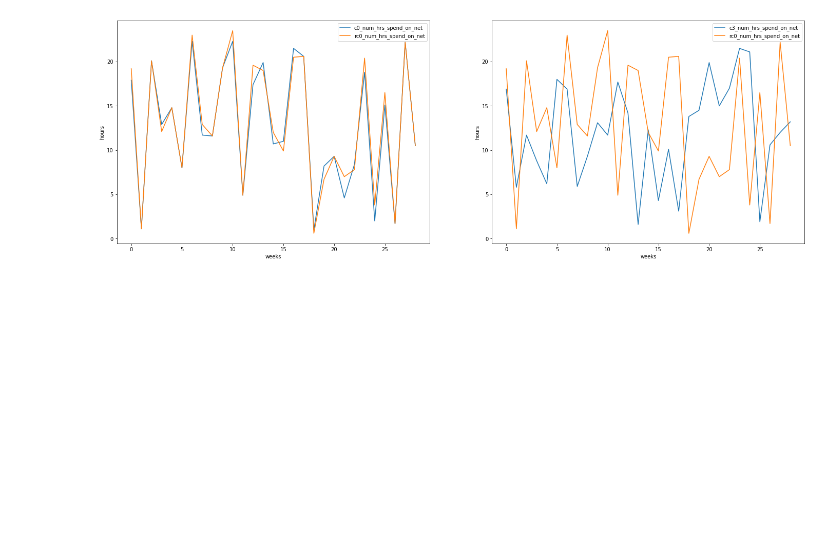
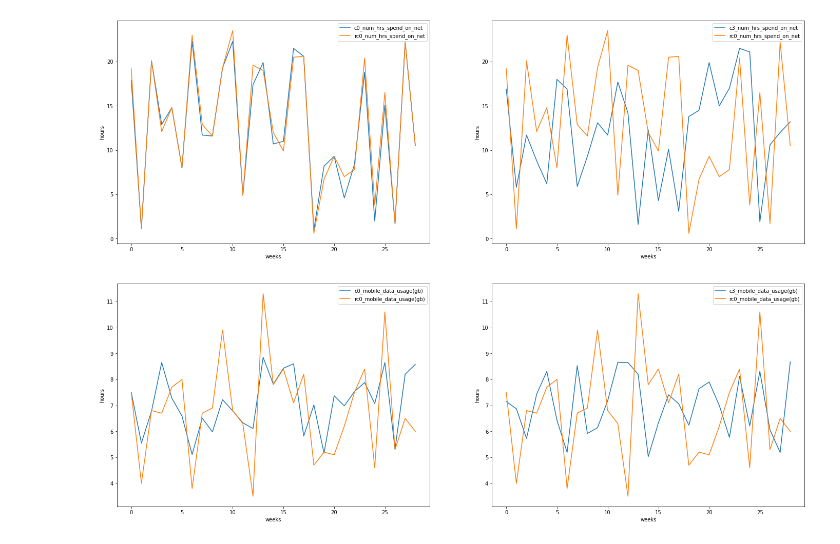
Before and after one commit to rjPajaro/Pattern-Recognition-Projects, a Jupyter notebook: rc-data-analysis/rc-analysis-demo.ipynb, the cells around one changed output. Cells and saved outputs as stored; diff of their text form; code cells hidden in the pictures; blank space fills up the shorter version.

Commit message:
added visualizations for easier analysis of rotational churners

```diff
--- a/rc-data-analysis/rc-analysis-demo.ipynb
+++ b/rc-data-analysis/rc-analysis-demo.ipynb
@@ -318,3 +318,17 @@ plt.ylabel('hours')
 plt.show()
 # %% [output]
 [figure]
+# %%
+plt.subplot(1,2,1)
+ax1 = dv1.plot.line(y=['c0_mobile_data_usage(gb)','rc0_mobile_data_usage(gb)'], ax=plt.gca())
+plt.xlabel('weeks')
+plt.ylabel('hours')
+
+plt.subplot(1,2,2)
+ax2 = dv2.plot.line(y=['c3_mobile_data_usage(gb)','rc0_mobile_data_usage(gb)'], ax=plt.gca())
+plt.xlabel('weeks')
+plt.ylabel('hours')
+
+plt.show()
+# %% [output]
+[figure, added]
```
Also changed, not shown: parts of 2 cells of this notebook.
